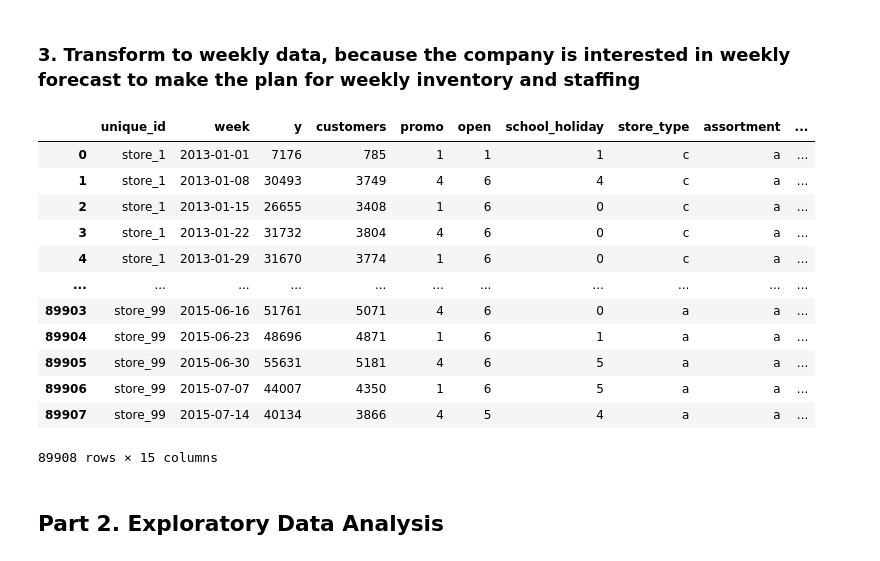
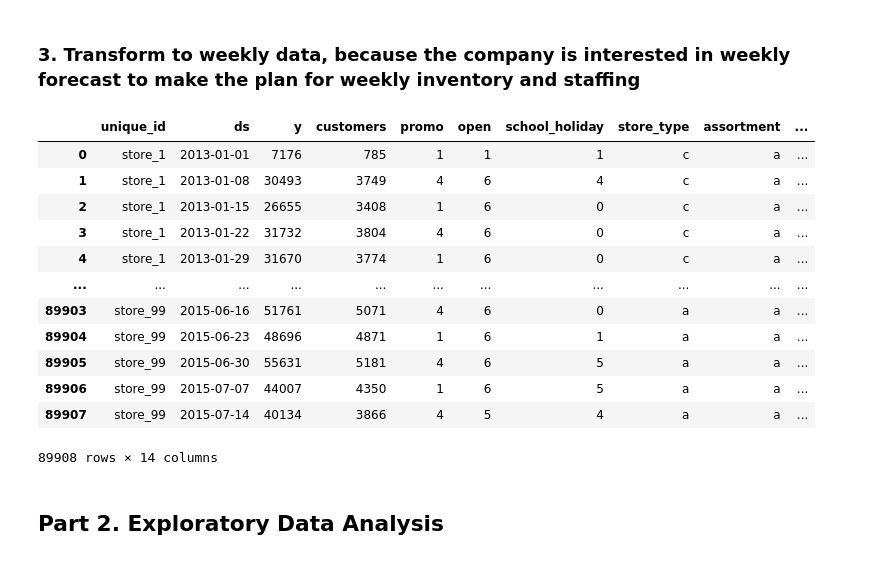
Before and after one commit to YL-6/BF-final, a Jupyter notebook: Final Project.ipynb, the cells around one changed output. Saved outputs shown, nothing was run; the diff lists cells and outputs as text; code cells hidden in the pictures.

```diff
--- a/Final Project.ipynb
+++ b/Final Project.ipynb
@@ -137,6 +137,9 @@ sales_merged.head()
 # %%
 # Create a weekly bucket
 sales_merged['week'] = sales_merged['ds'].dt.to_period('W-MON').dt.start_time
+
+# Make sure state_holiday is string type
+sales_merged['state_holiday'] = sales_merged['state_holiday'].astype(str)
 
 # Count how many times each state_holiday type appears per week per store
 holiday_counts = (
@@ -144,34 +147,35 @@ holiday_counts = (
     .groupby(['unique_id', 'week', 'state_holiday'])
     .size()
     .unstack(fill_value=0)  # turns into columns
     .reset_index()
     .rename_axis(None, axis=1)  # remove column name
 )
 
 # Optional: Rename columns for clarity
 holiday_counts.columns = ['unique_id', 'week'] + [f'state_holiday_{col}' for col in holiday_counts.columns[2:]]
 
 # Now aggregate your normal weekly data
 weekly_data = sales_merged.groupby(['unique_id', 'week'], as_index=False).agg({
     'y': 'sum',
     'customers': 'sum',
     'promo': 'sum',
     'open': 'sum',
     'school_holiday': 'sum',
     'store_type': 'first',
     'assortment': 'first',
     'competition_distance': 'first'
 })
 
 # Merge the holiday counts in
 weekly_data = weekly_data.merge(holiday_counts, on=['unique_id', 'week'], how='left')
 
 # Fill in 0 where a holiday type didn’t occur that week
 weekly_data.fillna(0, inplace=True)
 
+weekly_data= weekly_data.rename(columns={'week':'ds'})
 weekly_data
 # %% [output]
-|  | unique_id | week | y | customers | promo | open | school_holiday | store_type | assortment | ... |
+|  | unique_id | ds | y | customers | promo | open | school_holiday | store_type | assortment | ... |
 | 0 | store_1 | 2013-01-01 | 7176 | 785 | 1 | 1 | 1 | c | a | ... |
 | 1 | store_1 | 2013-01-08 | 30493 | 3749 | 4 | 6 | 4 | c | a | ... |
 | 2 | store_1 | 2013-01-15 | 26655 | 3408 | 1 | 6 | 0 | c | a | ... |
@@ -183,7 +187,7 @@ weekly_data
 | 89905 | store_99 | 2015-06-30 | 55631 | 5181 | 4 | 6 | 5 | a | a | ... |
 | 89906 | store_99 | 2015-07-07 | 44007 | 4350 | 1 | 6 | 5 | a | a | ... |
 | 89907 | store_99 | 2015-07-14 | 40134 | 3866 | 4 | 5 | 4 | a | a | ... |
-89908 rows × 15 columns
+89908 rows × 14 columns
 # %% [markdown]
 ## Part 2. Exploratory Data Analysis
 # %% [markdown]
```
Also changed, not shown: parts of 7 cells of this notebook.
